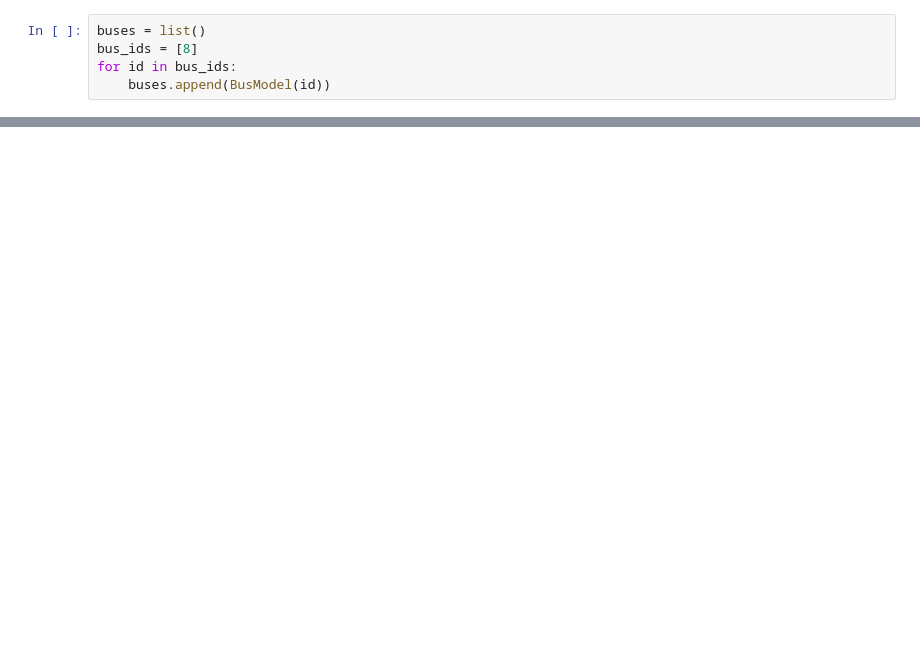
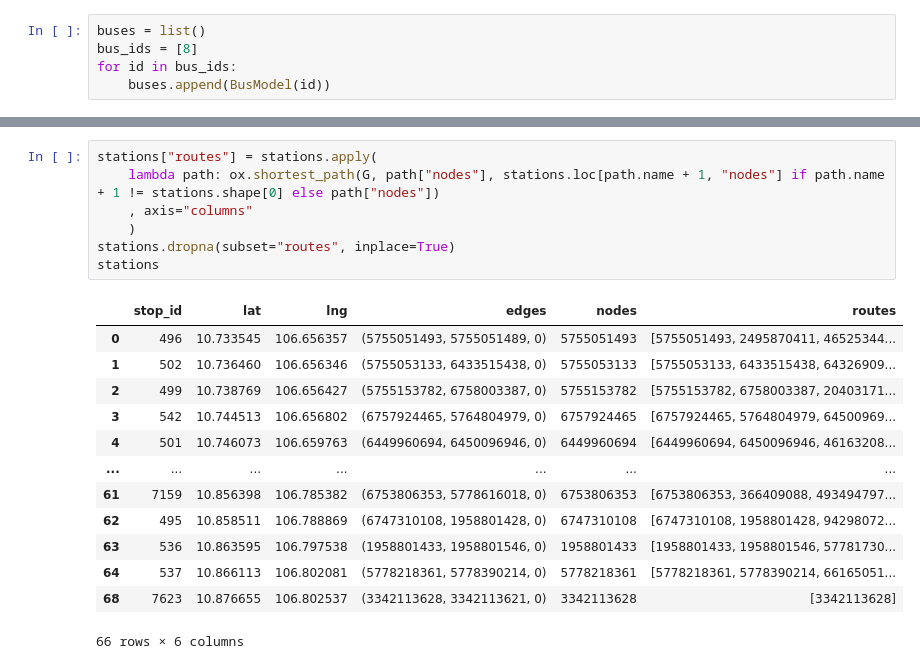
Before and after one commit to ptquang2000/hcm-bus-model, a Jupyter notebook: main.ipynb, the cells around one changed output, grey strips where cells are left out. Saved outputs shown, nothing was run; the diff lists cells and outputs as text; blank space fills up the shorter version.

```diff
--- a/main.ipynb
+++ b/main.ipynb
@@ -168,0 +193,21 @@ Name: 0, Length: 61, dtype: object
+# %%
+stations["routes"] = stations.apply(
+    lambda path: ox.shortest_path(G, path["nodes"], stations.loc[path.name + 1, "nodes"] if path.name + 1 != stations.shape[0] else path["nodes"])
+    , axis="columns"
+    )
+stations.dropna(subset="routes", inplace=True)
+stations
+# %% [output]
+|  | stop_id | lat | lng | edges | nodes | routes |
+| 0 | 496 | 10.733545 | 106.656357 | (5755051493, 5755051489, 0) | 5755051493 | [5755051493, 2495870411, 46525344... |
+| 1 | 502 | 10.736460 | 106.656346 | (5755053133, 6433515438, 0) | 5755053133 | [5755053133, 6433515438, 64326909... |
+| 2 | 499 | 10.738769 | 106.656427 | (5755153782, 6758003387, 0) | 5755153782 | [5755153782, 6758003387, 20403171... |
+| 3 | 542 | 10.744513 | 106.656802 | (6757924465, 5764804979, 0) | 6757924465 | [6757924465, 5764804979, 64500969... |
+| 4 | 501 | 10.746073 | 106.659763 | (6449960694, 6450096946, 0) | 6449960694 | [6449960694, 6450096946, 46163208... |
+| ... | ... | ... | ... | ... | ... | ... |
+| 61 | 7159 | 10.856398 | 106.785382 | (6753806353, 5778616018, 0) | 6753806353 | [6753806353, 366409088, 493494797... |
+| 62 | 495 | 10.858511 | 106.788869 | (6747310108, 1958801428, 0) | 6747310108 | [6747310108, 1958801428, 94298072... |
+| 63 | 536 | 10.863595 | 106.797538 | (1958801433, 1958801546, 0) | 1958801433 | [1958801433, 1958801546, 57781730... |
+| 64 | 537 | 10.866113 | 106.802081 | (5778218361, 5778390214, 0) | 5778218361 | [5778218361, 5778390214, 66165051... |
+| 68 | 7623 | 10.876655 | 106.802537 | (3342113628, 3342113621, 0) | 3342113628 | [3342113628] |
+66 rows × 6 columns
```
Also changed, not shown: parts of 15 cells of this notebook.
